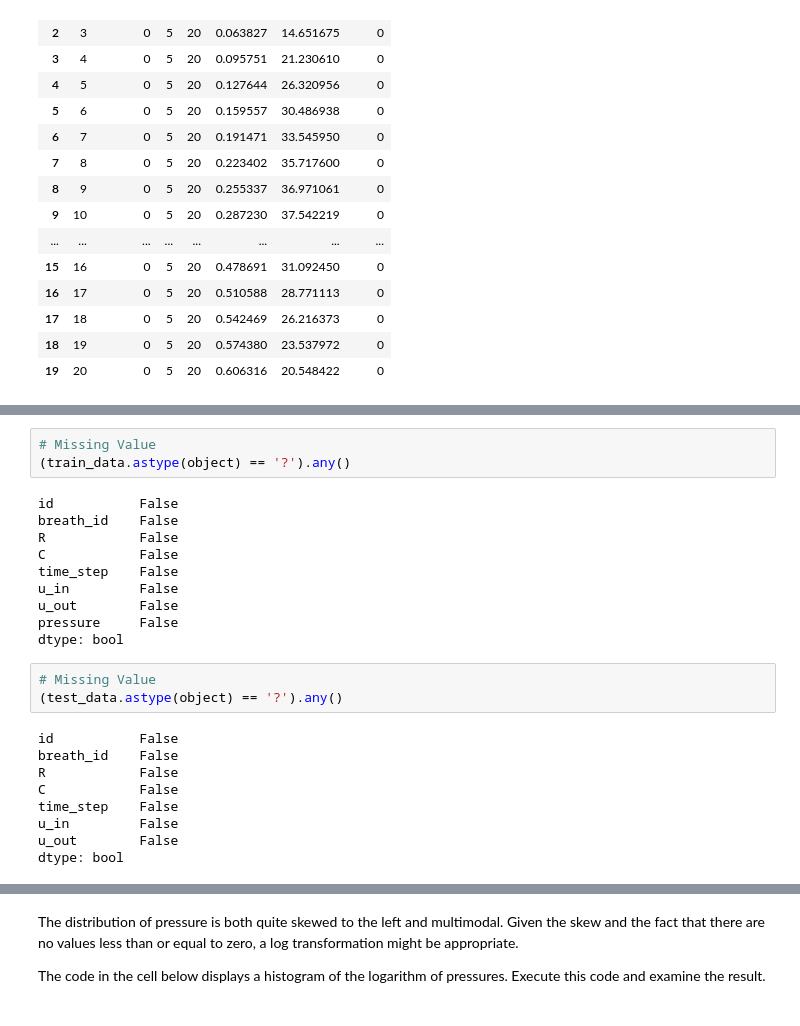
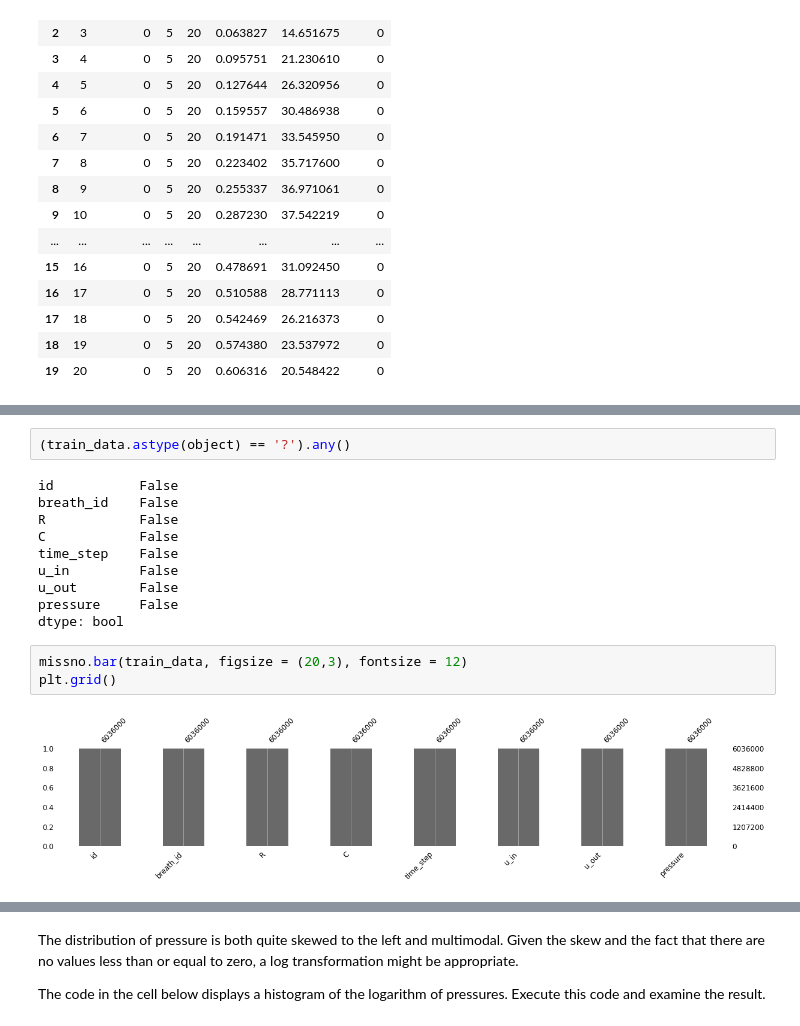
Before and after one commit to hestialapis/DataMiningProject, a Jupyter notebook: Data Mining Project.ipynb, the cells around one changed output, grey strips where cells are left out. Cells and saved outputs as stored; diff of their text form.

```diff
--- a/Data Mining Project.ipynb
+++ b/Data Mining Project.ipynb
@@ -59,5 +65,4 @@ test_data.head(20)
 # %%
-# Missing Value
 (train_data.astype(object) == '?').any()
 # %% [output]
 id           False
@@ -70,14 +75,7 @@ u_out        False
 pressure     False
 dtype: bool
 # %%
-# Missing Value
-(test_data.astype(object) == '?').any()
+missno.bar(train_data, figsize = (20,3), fontsize = 12)
+plt.grid()
 # %% [output]
-id           False
-breath_id    False
-R            False
-C            False
-time_step    False
-u_in         False
-u_out        False
-dtype: bool
+[figure, added]
```
Also changed, not shown: parts of 27 cells of this notebook.
